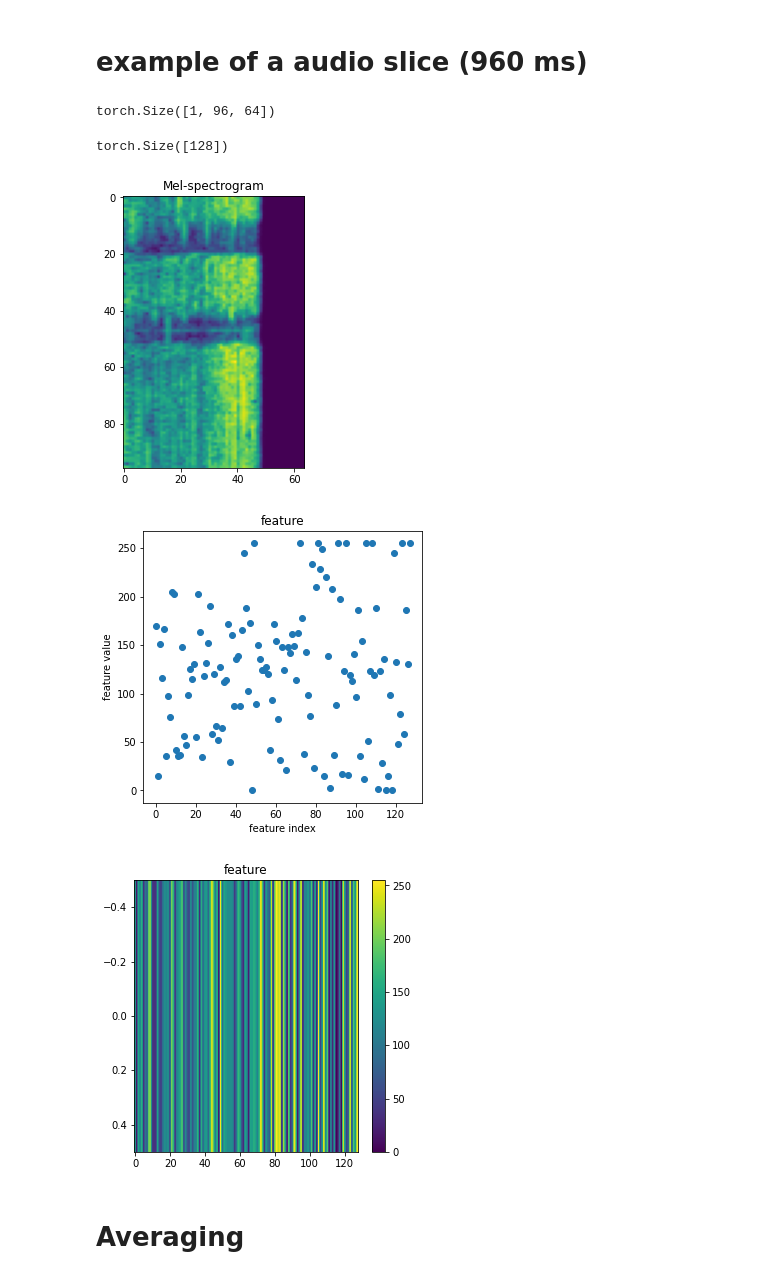
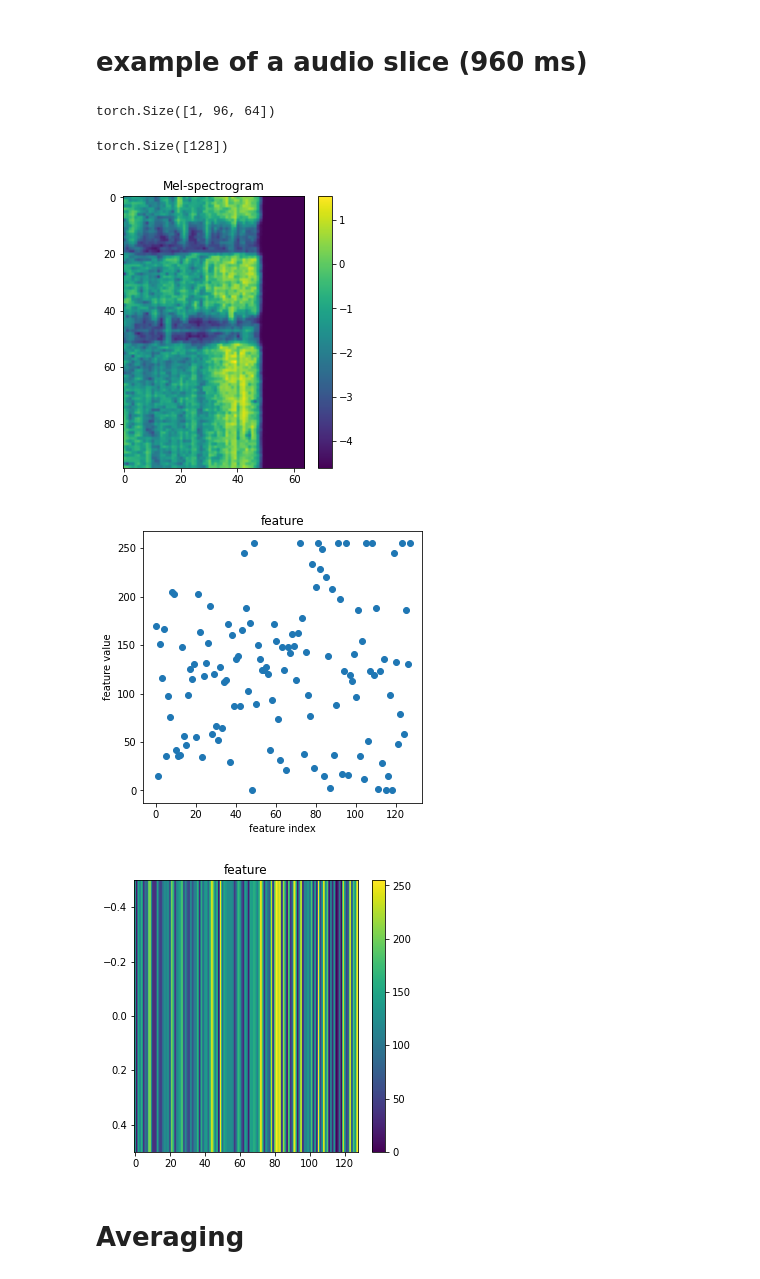
Before and after one commit to ezhang887/animintro, a Jupyter notebook: vggish_features.ipynb, the cells around one changed output. Saved outputs shown, nothing was run; the diff lists cells and outputs as text; code cells hidden in the pictures.

```diff
--- a/vggish_features.ipynb
+++ b/vggish_features.ipynb
@@ -62,8 +62,0 @@ f, m, l, t, l96 = data.get_all('Boku_no_Hero_Academia_10')
-# %%
-m[0].size()
-# %% [output]
-torch.Size([1, 96, 64])
-# %%
-f[0].size()
-# %% [output]
-torch.Size([128])
@@ -70,19 +68,31 @@ torch.Size([128])
+# %%
+# size of mel-spectrogram
+m[0].size()
+# %% [output]
+torch.Size([1, 96, 64])
+# %%
+# size of feature vector
+f[0].size()
+# %% [output]
+torch.Size([128])
 # %%
+plt.rcParams['text.color'] = 'black'
 plt.rcParams["figure.figsize"] = (5,5)
 plt.imshow(m[10][0].detach().numpy())
 plt.title('Mel-spectrogram')
+plt.colorbar()
 plt.show()
 plt.scatter(np.arange(128),f[0].cpu().numpy())
 plt.title('feature')
 plt.xlabel('feature index')
 plt.ylabel('feature value')
 plt.show()
 plt.imshow(f[0].cpu().numpy().reshape((1,-1)), aspect='auto')
 plt.title('feature')
 plt.colorbar()
 plt.show()
 # %% [output]
-[figure, old version]
+[figure, new version]
 [figure]
 [figure]
 # %% [markdown]
```
Also changed, not shown: parts of 66 cells of this notebook.
